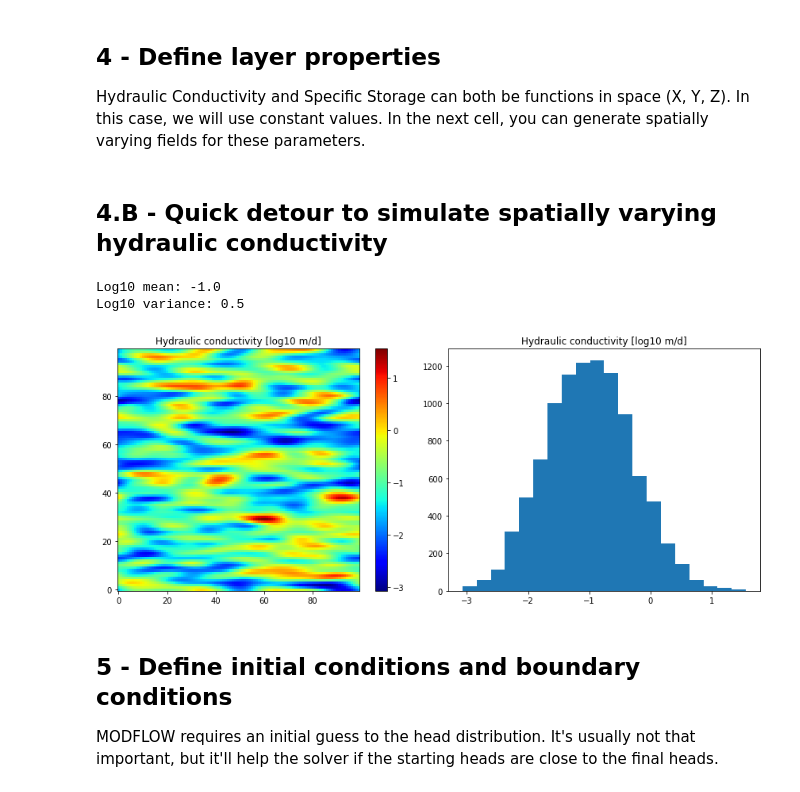
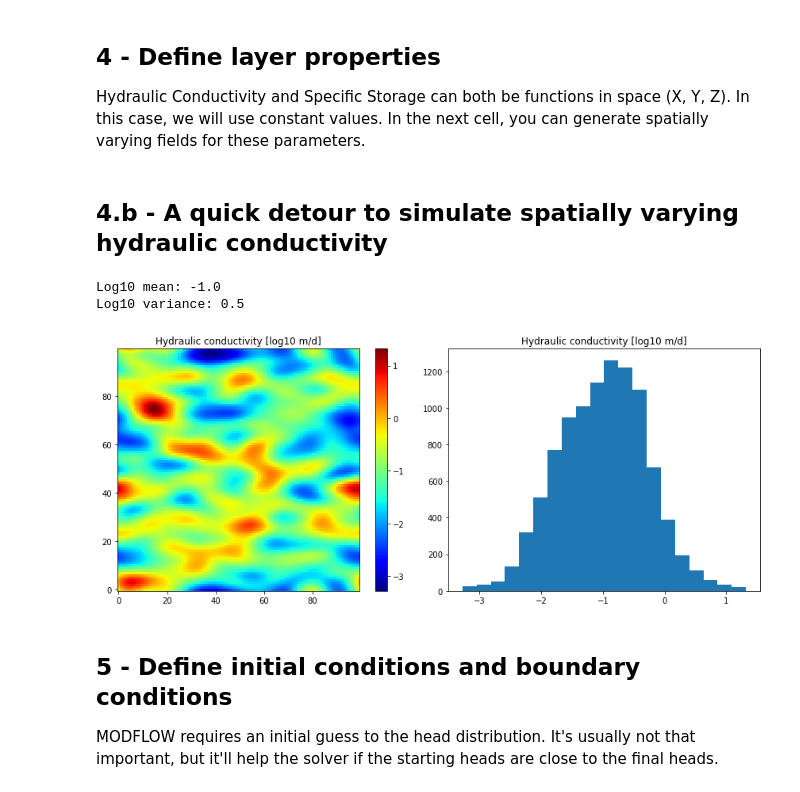
Before and after one commit to lijingwang/GS260_resources, a Jupyter notebook: Introduction to MODFLOW and FloPy.ipynb, the cells around one changed output. Saved outputs shown, nothing was run; the diff lists cells and outputs as text; code cells hidden in the pictures.

Commit message:
add simulFFT

```diff
--- a/Introduction to MODFLOW and FloPy.ipynb
+++ b/Introduction to MODFLOW and FloPy.ipynb
@@ -71,7 +71,7 @@ hcon = 1e-1 * np.ones((nlay, nrow, ncol)) # hydraulic conductivity meters/day
 hcon_vert = hcon # vertical hydraulic conductivity
 ss = 1e-4 * np.ones((nlay, nrow, ncol)) # specific storage 1 / meters
 # %% [markdown]
-## 4.B - Quick detour to simulate spatially varying hydraulic conductivity
+## 4.b - A quick detour to simulate spatially varying hydraulic conductivity
 # %%
 from numpy.fft import fftn, fftshift, ifftn
 from numpy.random import uniform as rand
@@ -95,35 +95,35 @@ def simulFFT(nx, ny, nz, mu, sill, m, lx , ly, lz):
     grid = fftn(fftshift(c)) / (nx * ny * nz)
     grid = np.abs(grid)
     grid[0, 0, 0] = 0 # reference level
     ran = np.sqrt(grid) * np.exp(1j * np.angle(fftn(rand(size=(ny, nx, nz)))))
     grid = np.real(ifftn(ran * nx * ny * nz))
     std = np.std(grid)
     if nx == 1 or ny == 1 or nz == 1: grid = np.squeeze(grid)
     return grid / std * np.sqrt(sill) + mu
 
 log10mean = -1
 log10var = 0.5
-log10hcon = simulFFT(ncol, nrow, 0, log10mean, log10var, 'Gaussian', ncol/5, ncol/25, 1)
+log10hcon = simulFFT(ncol, nrow, 0, log10mean, log10var, 'Gaussian', ncol/5, ncol/10, 1)
 hcon = 10**log10hcon
 hcon = hcon[np.newaxis,:, :]
 
 print 'Log10 mean: ' + str(np.mean(np.log10(hcon)))
 print 'Log10 variance: ' + str(np.var(np.log10(hcon)))
 
 fig = plt.figure(figsize=(12, 5))
 fig.add_subplot(1, 2, 1)
 plt.imshow(np.log10(np.squeeze(hcon)), origin='lower', cmap='jet')
 plt.title('Hydraulic conductivity [log10 m/d]')
 plt.colorbar()
 
 fig.add_subplot(1, 2, 2)
 plt.hist(np.log10(hcon.flatten()), bins=20)
 plt.title('Hydraulic conductivity [log10 m/d]')
 plt.tight_layout()
 # %% [output]
 Log10 mean: -1.0
 Log10 variance: 0.5
-[figure, old version]
+[figure, new version]
 # %% [markdown]
 ## 5 - Define initial conditions and boundary conditions
 
```
Also changed, not shown: parts of 2 cells of this notebook.
